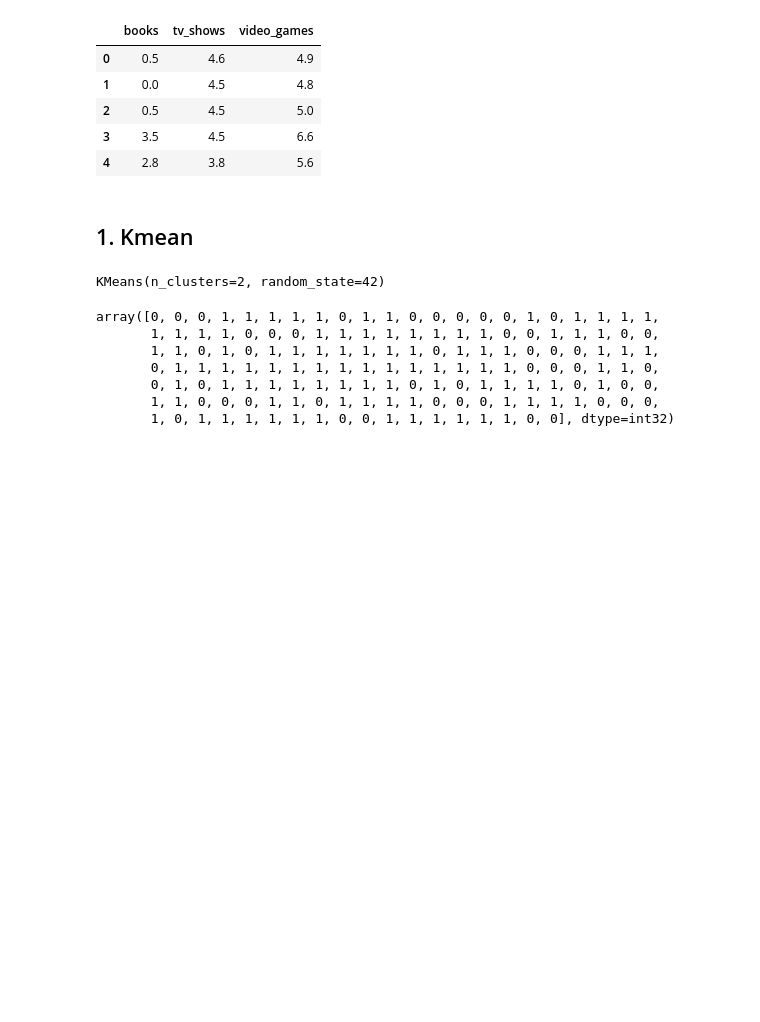
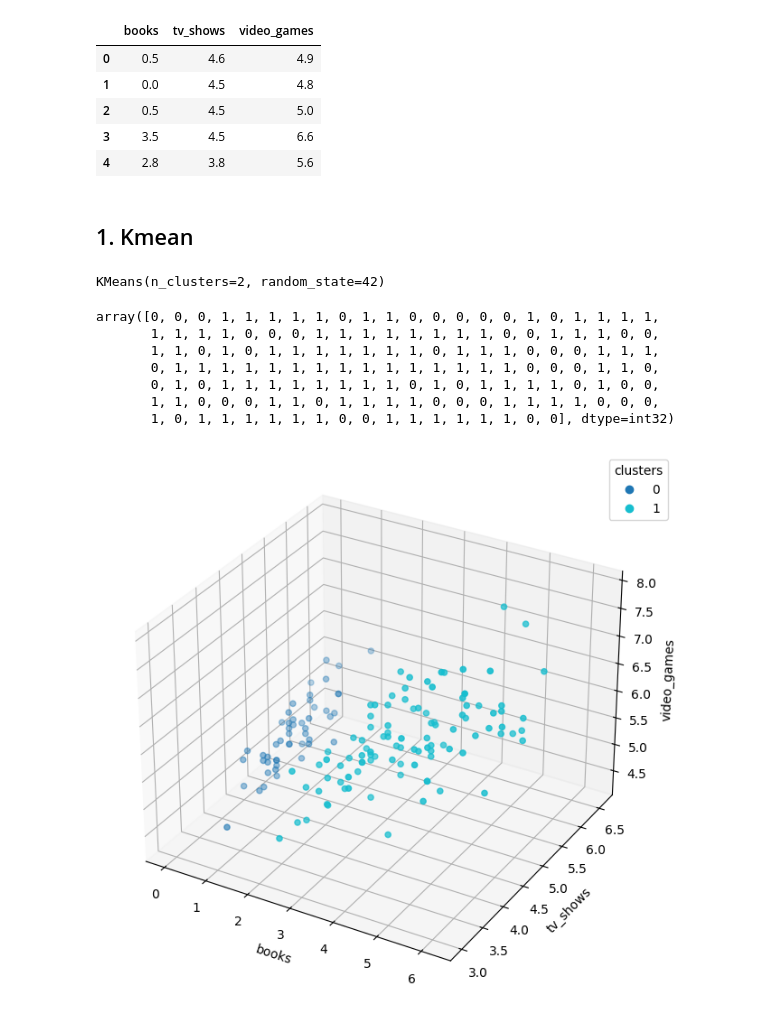
Before and after one commit to eek-dataguy/Unsupervised-ML, a Jupyter notebook: Practices/clustering.ipynb, the cells around one changed output. Saved outputs shown, nothing was run; the diff lists cells and outputs as text; code cells hidden in the pictures; blank space fills up the shorter version.

Commit message:
visualize k-means clsutering

```diff
--- a/Practices/clustering.ipynb
+++ b/Practices/clustering.ipynb
@@ -118,3 +118,32 @@ array([0, 0, 0, 1, 1, 1, 1, 1, 0, 1, 1, 0, 0, 0, 0, 0, 1, 0, 1, 1, 1, 1,
        0, 1, 0, 1, 1, 1, 1, 1, 1, 1, 1, 0, 1, 0, 1, 1, 1, 1, 0, 1, 0, 0,
        1, 1, 0, 0, 0, 1, 1, 0, 1, 1, 1, 1, 0, 0, 0, 1, 1, 1, 1, 0, 0, 0,
        1, 0, 1, 1, 1, 1, 1, 1, 0, 0, 1, 1, 1, 1, 1, 1, 0, 0], dtype=int32)
+# %%
+# import plotting libraries
+import matplotlib.pyplot as plt
+import seaborn as sns
+from mpl_toolkits.mplot3d import Axes3D
+
+# combine the data and cluster labels
+cluster_labels = pd.Series(kmeans2.labels_, name='cluster')
+
+# create a clean dataframe
+df_clean = pd.concat([data, cluster_labels], axis=1)
+
+# create a 3d scatter plot
+fig = plt.figure(figsize=(8, 6))
+ax = Axes3D(fig)
+fig.add_axes(ax)
+
+# specify the data and labels
+sc = ax.scatter(df_clean['books'], df_clean['tv_shows'], df_clean['video_games'],
+                c=df_clean['cluster'], cmap='tab10')
+ax.set_xlabel('books')
+ax.set_ylabel('tv_shows')
+ax.set_zlabel('video_games')
+
+# add a legend
+plt.legend(*sc.legend_elements(), title='clusters',
+           bbox_to_anchor=(1.05, 1));
+# %% [output]
+[figure, added]
```
